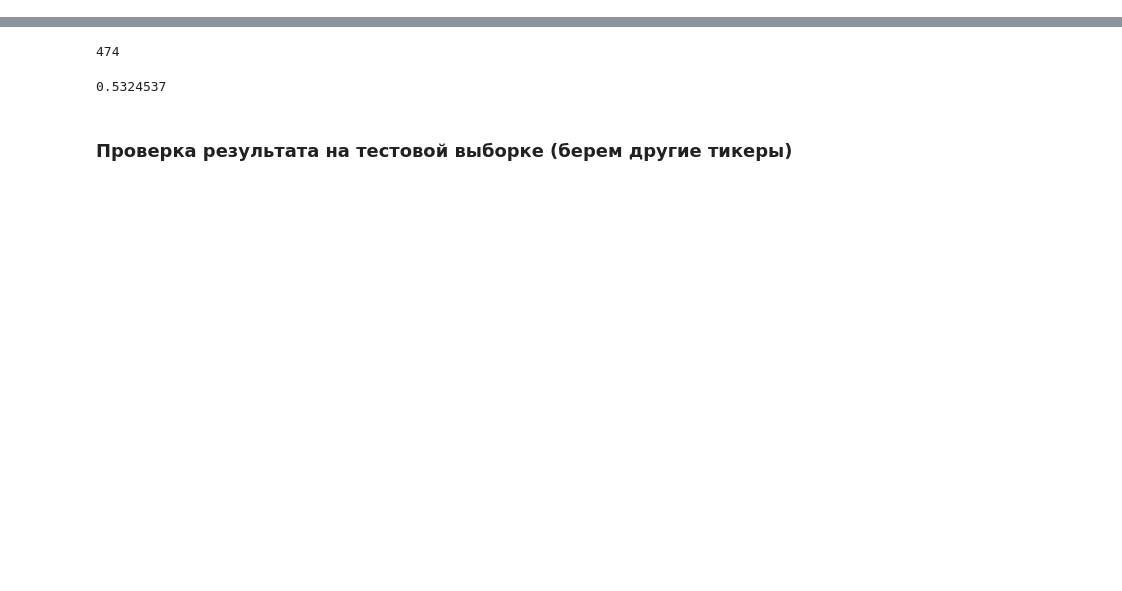
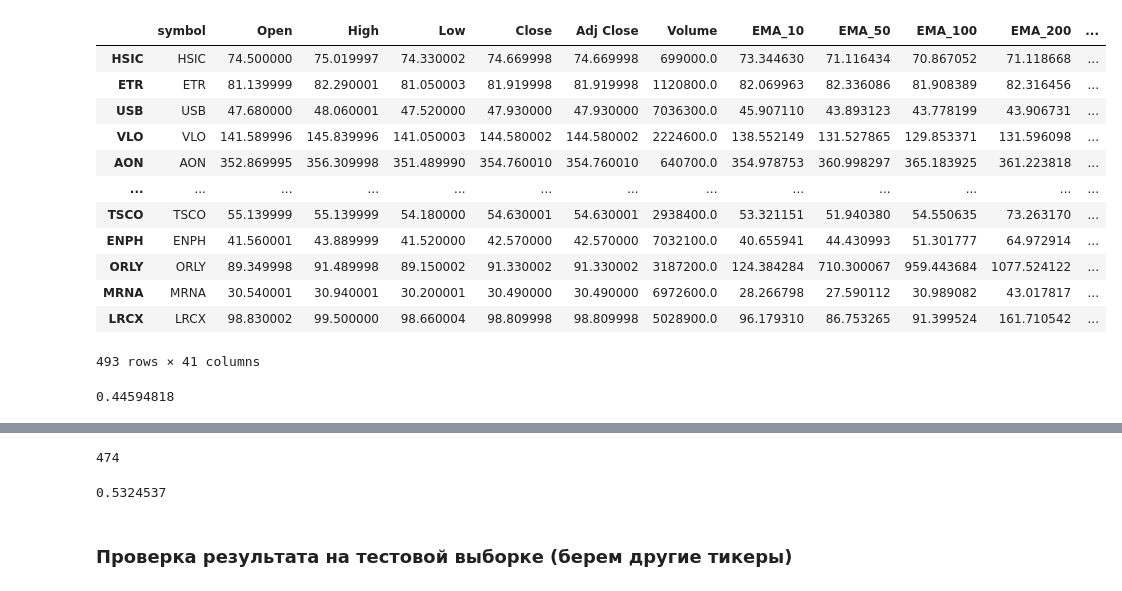
Before and after one commit to kravchukpetr/FinanceProject, a Jupyter notebook: ipynb/Stock Predict Models 1 - working.ipynb, the cells around one changed output, grey strips where cells are left out. Cells and saved outputs as stored; diff of their text form; code cells hidden in the pictures; blank space fills up the shorter version.

```diff
--- a/ipynb/Stock Predict Models 1 - working.ipynb
+++ b/ipynb/Stock Predict Models 1 - working.ipynb
@@ -400,0 +715,5 @@ predictions = get_probability_for_stock(stock_symbols, stocks_for_predict, model
+# %%
+df_with_predict = pd.DataFrame.from_dict(stocks, orient='index')
+df_with_predict['prediction'] = df_with_predict.index.map(predictions)
+df_with_predict.to_csv('df_with_predict.csv', index=False)
+df_with_predict.to_pickle('df_with_predict.pkl')
@@ -400,0 +729,17 @@ predictions = get_probability_for_stock(stock_symbols, stocks_for_predict, model
+# %%
+df_with_predict.sort_values(by='EMA_50_200_DIFF', ascending=True)
+# [features + ['Target', 'prediction']]
+# %% [output]
+|  | symbol | Open | High | Low | Close | Adj Close | Volume | EMA_10 | EMA_50 | EMA_100 | EMA_200 | ... |
+| HSIC | HSIC | 74.500000 | 75.019997 | 74.330002 | 74.669998 | 74.669998 | 699000.0 | 73.344630 | 71.116434 | 70.867052 | 71.118668 | ... |
+| ETR | ETR | 81.139999 | 82.290001 | 81.050003 | 81.919998 | 81.919998 | 1120800.0 | 82.069963 | 82.336086 | 81.908389 | 82.316456 | ... |
+| USB | USB | 47.680000 | 48.060001 | 47.520000 | 47.930000 | 47.930000 | 7036300.0 | 45.907110 | 43.893123 | 43.778199 | 43.906731 | ... |
+| VLO | VLO | 141.589996 | 145.839996 | 141.050003 | 144.580002 | 144.580002 | 2224600.0 | 138.552149 | 131.527865 | 129.853371 | 131.596098 | ... |
+| AON | AON | 352.869995 | 356.309998 | 351.489990 | 354.760010 | 354.760010 | 640700.0 | 354.978753 | 360.998297 | 365.183925 | 361.223818 | ... |
+| ... | ... | ... | ... | ... | ... | ... | ... | ... | ... | ... | ... | ... |
+| TSCO | TSCO | 55.139999 | 55.139999 | 54.180000 | 54.630001 | 54.630001 | 2938400.0 | 53.321151 | 51.940380 | 54.550635 | 73.263170 | ... |
+| ENPH | ENPH | 41.560001 | 43.889999 | 41.520000 | 42.570000 | 42.570000 | 7032100.0 | 40.655941 | 44.430993 | 51.301777 | 64.972914 | ... |
+| ORLY | ORLY | 89.349998 | 91.489998 | 89.150002 | 91.330002 | 91.330002 | 3187200.0 | 124.384284 | 710.300067 | 959.443684 | 1077.524122 | ... |
+| MRNA | MRNA | 30.540001 | 30.940001 | 30.200001 | 30.490000 | 30.490000 | 6972600.0 | 28.266798 | 27.590112 | 30.989082 | 43.017817 | ... |
+| LRCX | LRCX | 98.830002 | 99.500000 | 98.660004 | 98.809998 | 98.809998 | 5028900.0 | 96.179310 | 86.753265 | 91.399524 | 161.710542 | ... |
+493 rows × 41 columns
@@ -400,0 +748,5 @@ predictions = get_probability_for_stock(stock_symbols, stocks_for_predict, model
+# %%
+predictions["ROK"]
+# , predictions_lgb["ROK"]
+# %% [output]
+0.44594818
```
Also changed, not shown: parts of 36 cells of this notebook, 3 other files.
